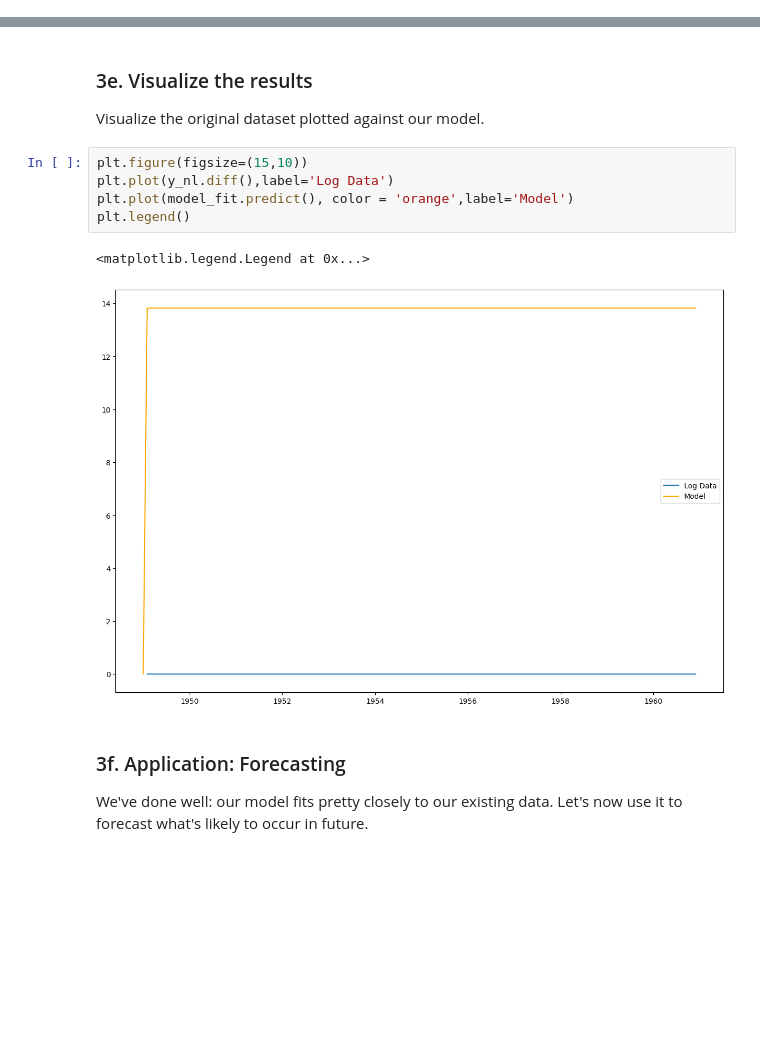
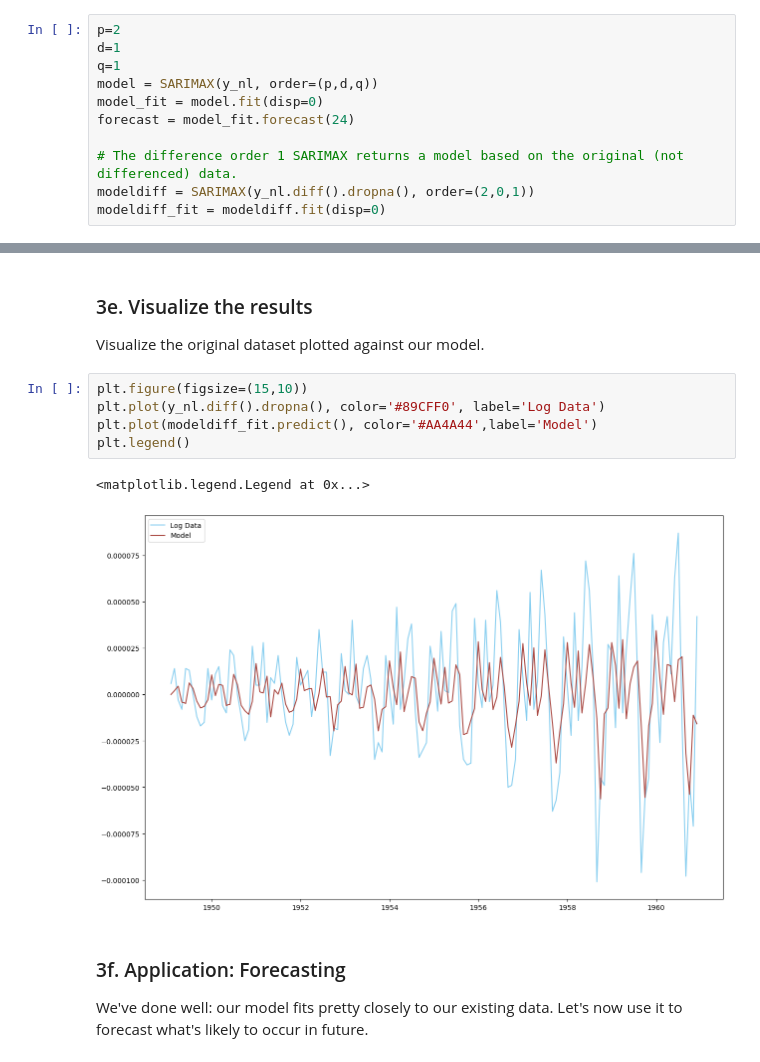
Before and after one commit to ChadDelany/Case_Study-Cowboys_Cigrettes, a Jupyter notebook: Cowboys&CigrettesCaseStudy/Cowboy Cigarettes Case Study - Tier 3.ipynb, the cells around one changed output, grey strips where cells are left out. Saved outputs shown, nothing was run; the diff lists cells and outputs as text; blank space fills up the shorter version.

Commit message:
Updated code from ARIMA to SARIMAX

```diff
--- a/Cowboys&CigrettesCaseStudy/Cowboy Cigarettes Case Study - Tier 3.ipynb
+++ b/Cowboys&CigrettesCaseStudy/Cowboy Cigarettes Case Study - Tier 3.ipynb
@@ -364,3 +412,14 @@ between arima and model) and statsmodels.tsa.SARIMAX.
+# %%
+p=2
+d=1
+q=1
+model = SARIMAX(y_nl, order=(p,d,q))
+model_fit = model.fit(disp=0)
+forecast = model_fit.forecast(24)
+
+# The difference order 1 SARIMAX returns a model based on the original (not differenced) data.
+modeldiff = SARIMAX(y_nl.diff().dropna(), order=(2,0,1))
+modeldiff_fit = modeldiff.fit(disp=0)
 # %% [markdown]
 We can take a look at a summary of the model this library has built around our data.
 # %%
@@ -392,12 +451,12 @@ Warnings:
 Visualize the original dataset plotted against our model.
 # %%
 plt.figure(figsize=(15,10))
-plt.plot(y_nl.diff(),label='Log Data')
-plt.plot(model_fit.predict(), color = 'orange',label='Model')
+plt.plot(y_nl.diff().dropna(), color='#89CFF0', label='Log Data')
+plt.plot(modeldiff_fit.predict(), color='#AA4A44',label='Model')
 plt.legend()
 # %% [output]
 <matplotlib.legend.Legend at 0x...>
-[figure, old version]
+[figure, new version]
 # %% [markdown]
 ### 3f. Application: Forecasting
 
```
Also changed, not shown: parts of 17 cells of this notebook.
